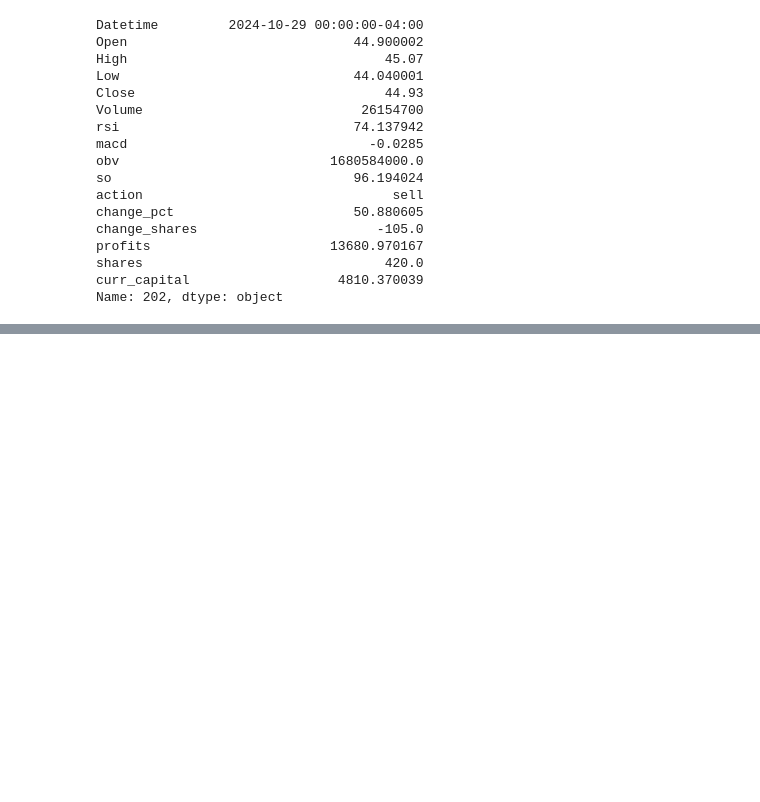
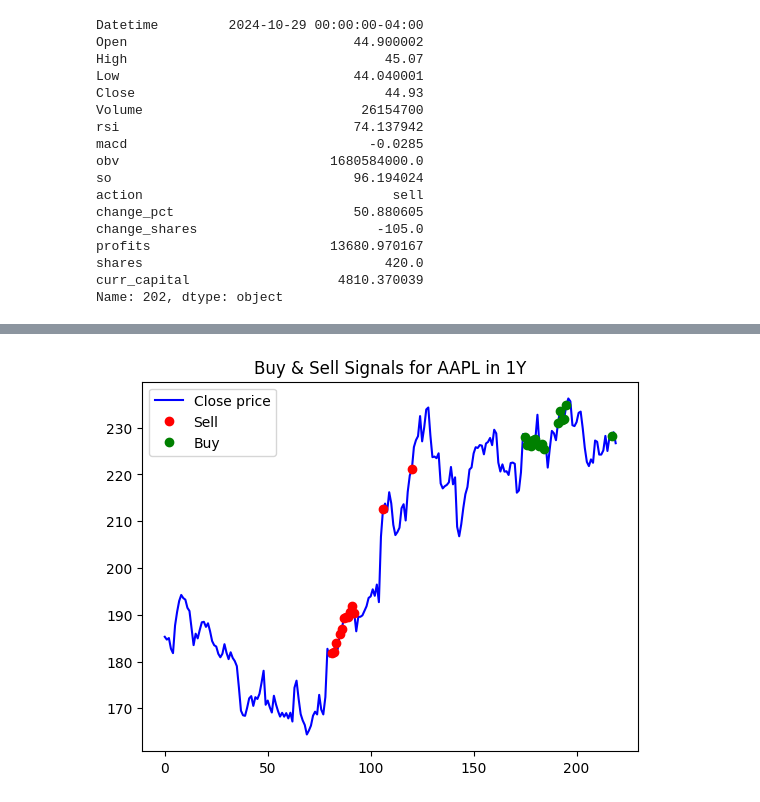
Before and after one commit to SeanMarcusJensen/ACIT4620-STOCK-FIS, a Jupyter notebook: main.ipynb, the cells around one changed output, grey strips where cells are left out. Saved outputs shown, nothing was run; the diff lists cells and outputs as text; code cells hidden in the pictures; blank space fills up the shorter version.

```diff
--- a/main.ipynb
+++ b/main.ipynb
@@ -70,0 +66,4 @@ PLTR_1Y.loc[PLTR_1Y['action'] == 'buy']
+# %%
+plot_buy_sell(AAPL_1D, 'Buy & Sell Signals for AAPL in 1Y')
+# %% [output]
+[figure, added]
```
Also changed, not shown: parts of 10 cells of this notebook.
